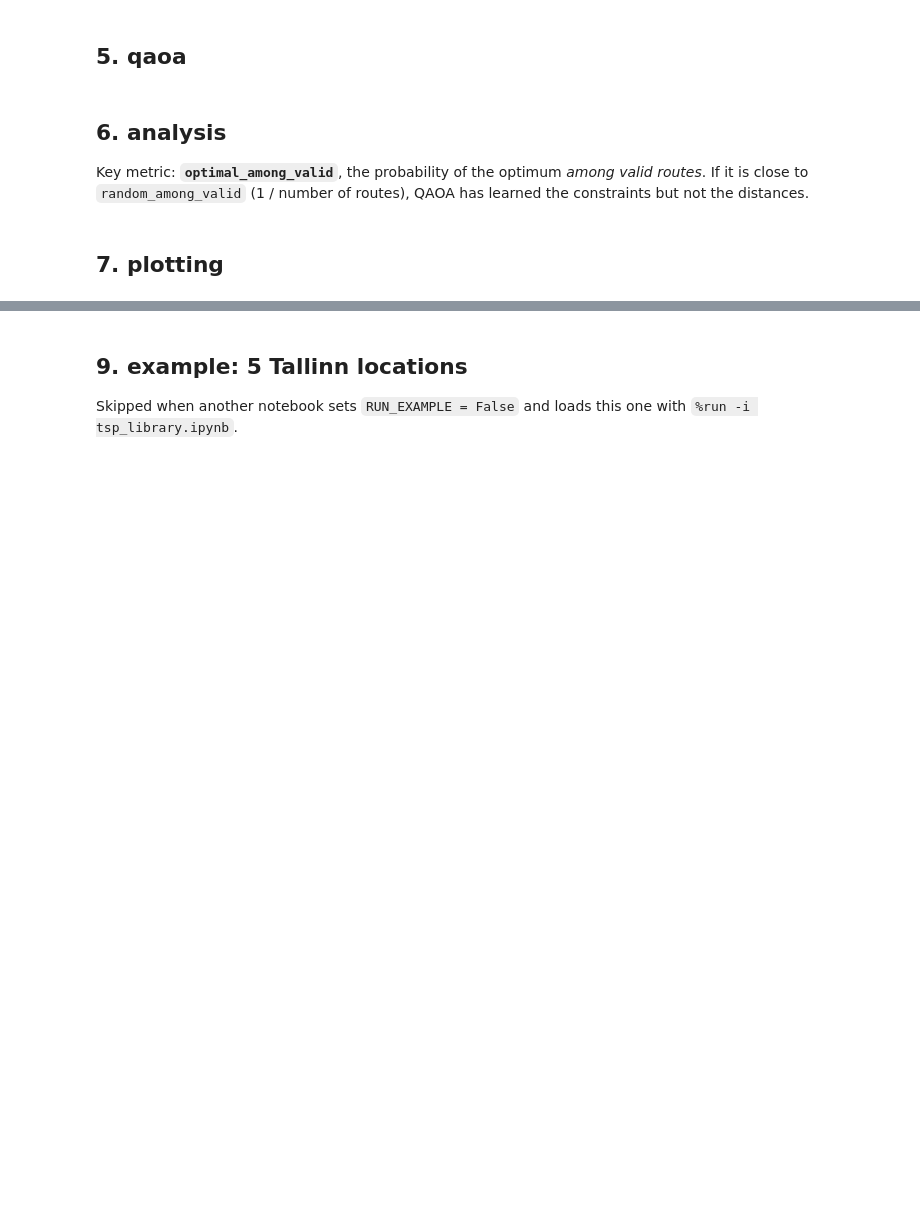
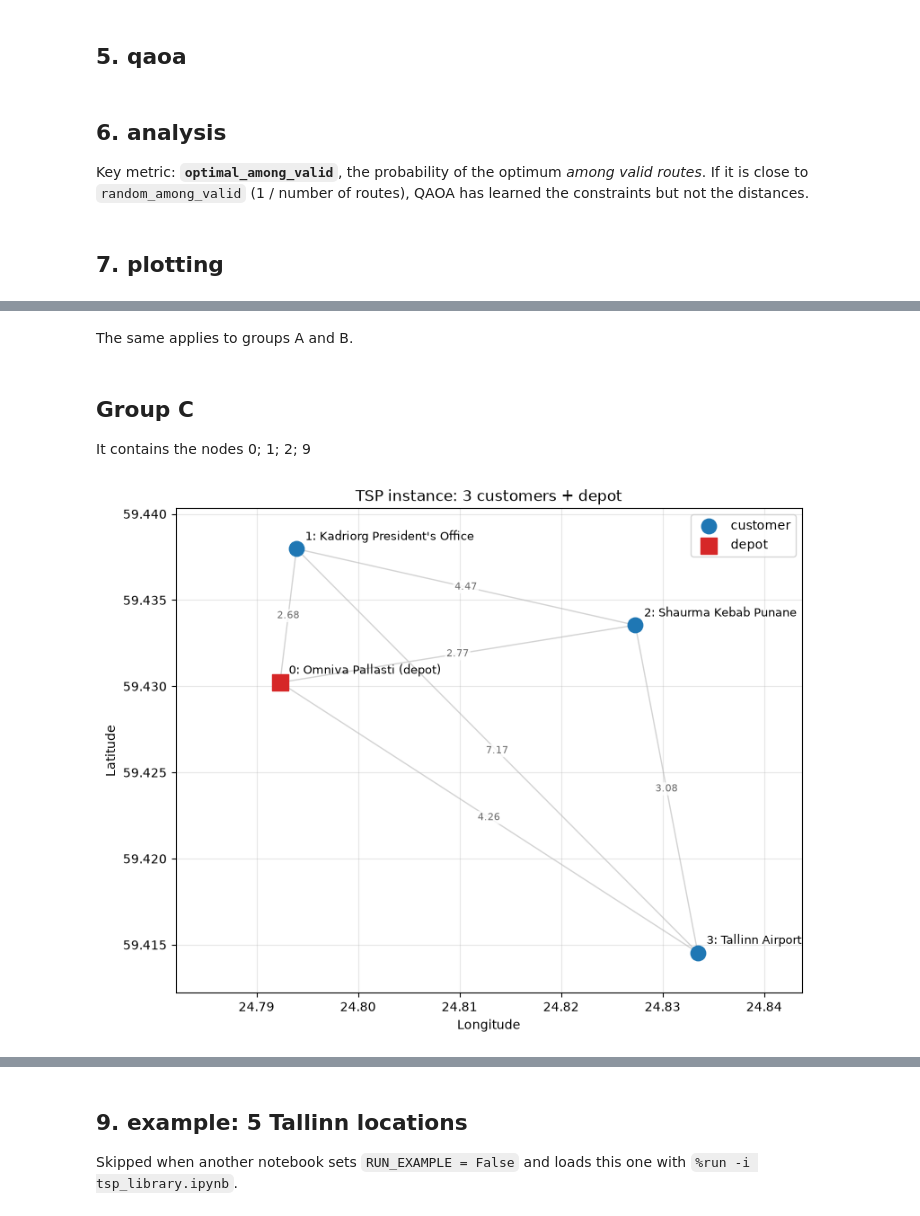
Before and after one commit to sisalik/qest-hack26-omniva, a Jupyter notebook: tsp_library.ipynb, the cells around one changed output, grey strips where cells are left out. Drawn from its saved outputs; the diff is of its cells as text; code cells hidden in the pictures; blank space fills up the shorter version.

```diff
--- a/tsp_library.ipynb
+++ b/tsp_library.ipynb
@@ -342,0 +426,10 @@ def plot_distribution(result: QAOAResult):
+# %% [markdown]
+The same applies to groups A and B.
+# %% [markdown]
+## Group C
+It contains the nodes 0; 1; 2; 9
+# %%
+inst = load_instance("tallinn_osrm_matrix.json", nodes = [0, 1, 2, 9], symmetric=True)
+plot = plot_network(inst, show_distances=True, depot=0, title="TSP instance: 3 customers + depot")
+# %% [output]
+[figure, added]
```
Also changed, not shown: parts of 23 cells of this notebook.
